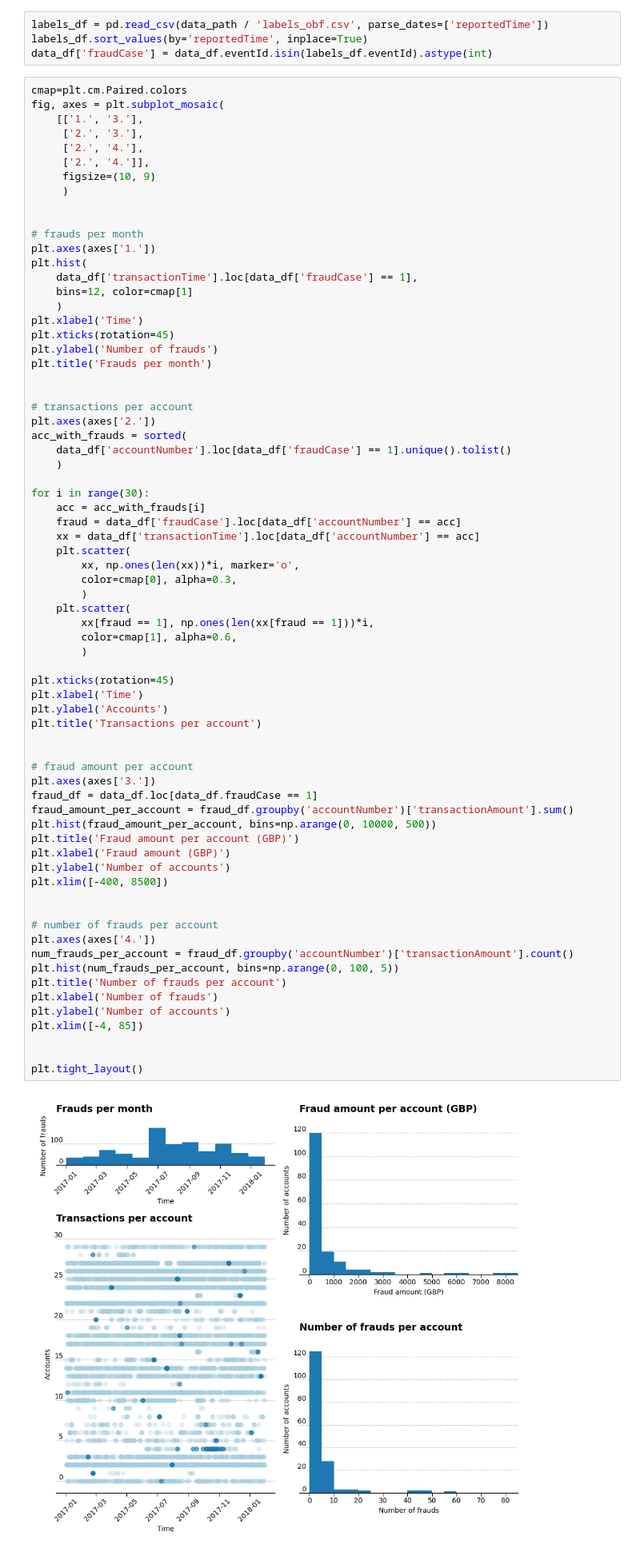
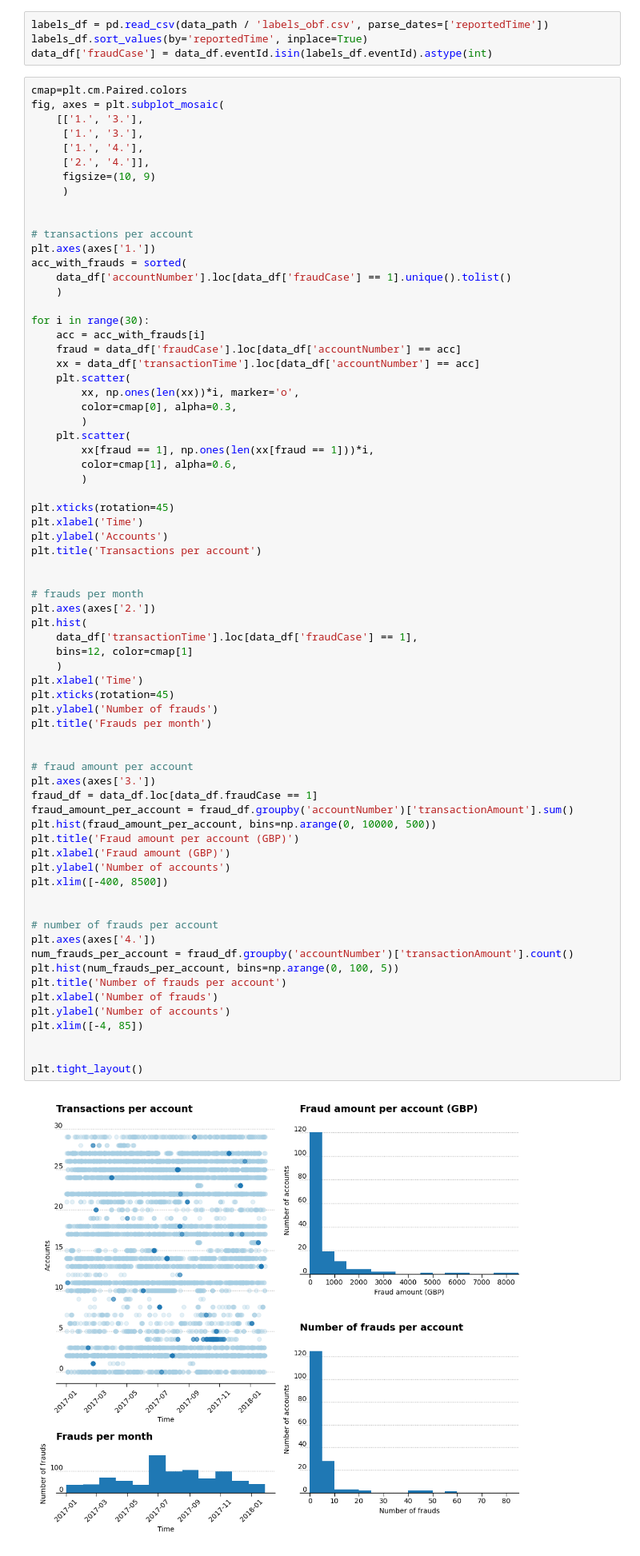
Before and after one commit to capac/credit-card-fraud-detection, a Jupyter notebook: eda.ipynb, the cells around one changed output. Shown at 80% size. Cells and saved outputs as stored; diff of their text form.

Commit message:
Inverted position of left-hand subplots
'Transactions per account' is now above 'Frauds per month'

```diff
--- a/eda.ipynb
+++ b/eda.ipynb
@@ -35,27 +35,15 @@ data_df['fraudCase'] = data_df.eventId.isin(labels_df.eventId).astype(int)
 cmap=plt.cm.Paired.colors
 fig, axes = plt.subplot_mosaic(
     [['1.', '3.'],
-     ['2.', '3.'],
-     ['2.', '4.'],
+     ['1.', '3.'],
+     ['1.', '4.'],
      ['2.', '4.']],
      figsize=(10, 9)
      )
 
 
-# frauds per month
+# transactions per account
 plt.axes(axes['1.'])
-plt.hist(
-    data_df['transactionTime'].loc[data_df['fraudCase'] == 1],
-    bins=12, color=cmap[1]
-    )
-plt.xlabel('Time')
-plt.xticks(rotation=45)
-plt.ylabel('Number of frauds')
-plt.title('Frauds per month')
-
-
-# transactions per account
-plt.axes(axes['2.'])
 acc_with_frauds = sorted(
     data_df['accountNumber'].loc[data_df['fraudCase'] == 1].unique().tolist()
     )
@@ -75,34 +63,46 @@ for i in range(30):
 
 plt.xticks(rotation=45)
 plt.xlabel('Time')
 plt.ylabel('Accounts')
 plt.title('Transactions per account')
+
+
+# frauds per month
+plt.axes(axes['2.'])
+plt.hist(
+    data_df['transactionTime'].loc[data_df['fraudCase'] == 1],
+    bins=12, color=cmap[1]
+    )
+plt.xlabel('Time')
+plt.xticks(rotation=45)
+plt.ylabel('Number of frauds')
+plt.title('Frauds per month')
 
 
 # fraud amount per account
 plt.axes(axes['3.'])
 fraud_df = data_df.loc[data_df.fraudCase == 1]
 fraud_amount_per_account = fraud_df.groupby('accountNumber')['transactionAmount'].sum()
 plt.hist(fraud_amount_per_account, bins=np.arange(0, 10000, 500))
 plt.title('Fraud amount per account (GBP)')
 plt.xlabel('Fraud amount (GBP)')
 plt.ylabel('Number of accounts')
 plt.xlim([-400, 8500])
 
 
 # number of frauds per account
 plt.axes(axes['4.'])
 num_frauds_per_account = fraud_df.groupby('accountNumber')['transactionAmount'].count()
 plt.hist(num_frauds_per_account, bins=np.arange(0, 100, 5))
 plt.title('Number of frauds per account')
 plt.xlabel('Number of frauds')
 plt.ylabel('Number of accounts')
 plt.xlim([-4, 85])
 
 
 plt.tight_layout()
 # %% [output]
-[figure, old version]
+[figure, new version]
 # %%
 fig, (ax1, ax2, ax3) = plt.subplots(3, 1, figsize=(8, 9))
 
```
